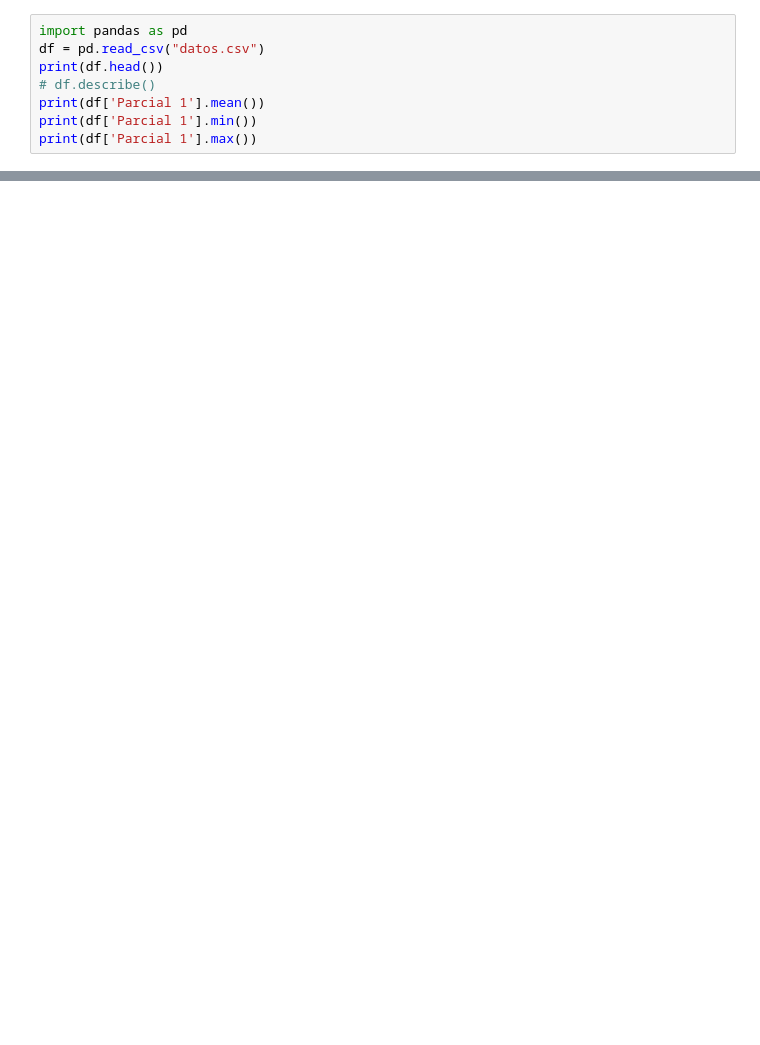
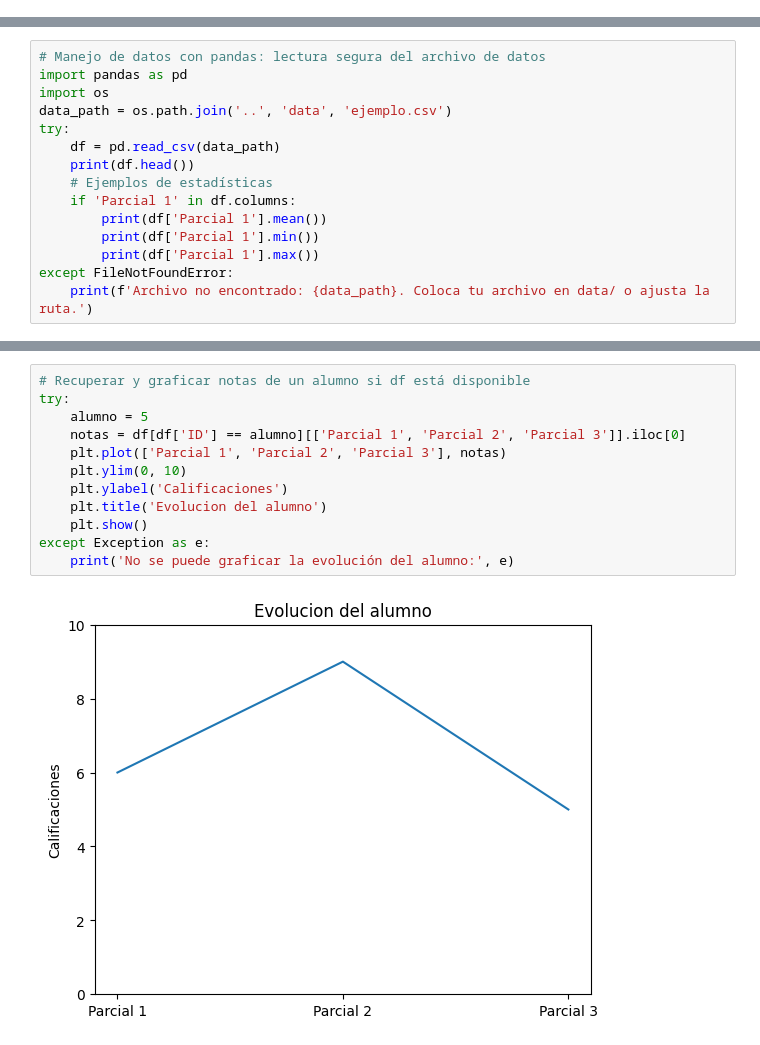
Before and after one commit to jorgemr3/Taller_Python, a Jupyter notebook: notebooks/Taller_Python_Melo Resendiz Jorge.ipynb, the cells around one changed output, grey strips where cells are left out. Drawn from its saved outputs; the diff is of its cells as text; blank space fills up the shorter version.

```diff
--- a/notebooks/Taller_Python_Melo Resendiz Jorge.ipynb
+++ b/notebooks/Taller_Python_Melo Resendiz Jorge.ipynb
@@ -99,8 +0,0 @@ print(lista_2)
-# %%
-import pandas as pd
-df = pd.read_csv("datos.csv")
-print(df.head())
-# df.describe()
-print(df['Parcial 1'].mean())
-print(df['Parcial 1'].min())
-print(df['Parcial 1'].max())
@@ -201,0 +126,15 @@ plt.show()
+# %%
+# Manejo de datos con pandas: lectura segura del archivo de datos
+import pandas as pd
+import os
+data_path = os.path.join('..', 'data', 'ejemplo.csv')
+try:
+    df = pd.read_csv(data_path)
+    print(df.head())
+    # Ejemplos de estadísticas
+    if 'Parcial 1' in df.columns:
+        print(df['Parcial 1'].mean())
+        print(df['Parcial 1'].min())
+        print(df['Parcial 1'].max())
+except FileNotFoundError:
+    print(f'Archivo no encontrado: {data_path}. Coloca tu archivo en data/ o ajusta la ruta.')
@@ -201,0 +166,14 @@ plt.show()
+# %%
+# Recuperar y graficar notas de un alumno si df está disponible
+try:
+    alumno = 5
+    notas = df[df['ID'] == alumno][['Parcial 1', 'Parcial 2', 'Parcial 3']].iloc[0]
+    plt.plot(['Parcial 1', 'Parcial 2', 'Parcial 3'], notas)
+    plt.ylim(0, 10)
+    plt.ylabel('Calificaciones')
+    plt.title('Evolucion del alumno')
+    plt.show()
+except Exception as e:
+    print('No se puede graficar la evolución del alumno:', e)
+# %% [output]
+[figure, added]
```
Also changed, not shown: parts of 42 cells of this notebook.
